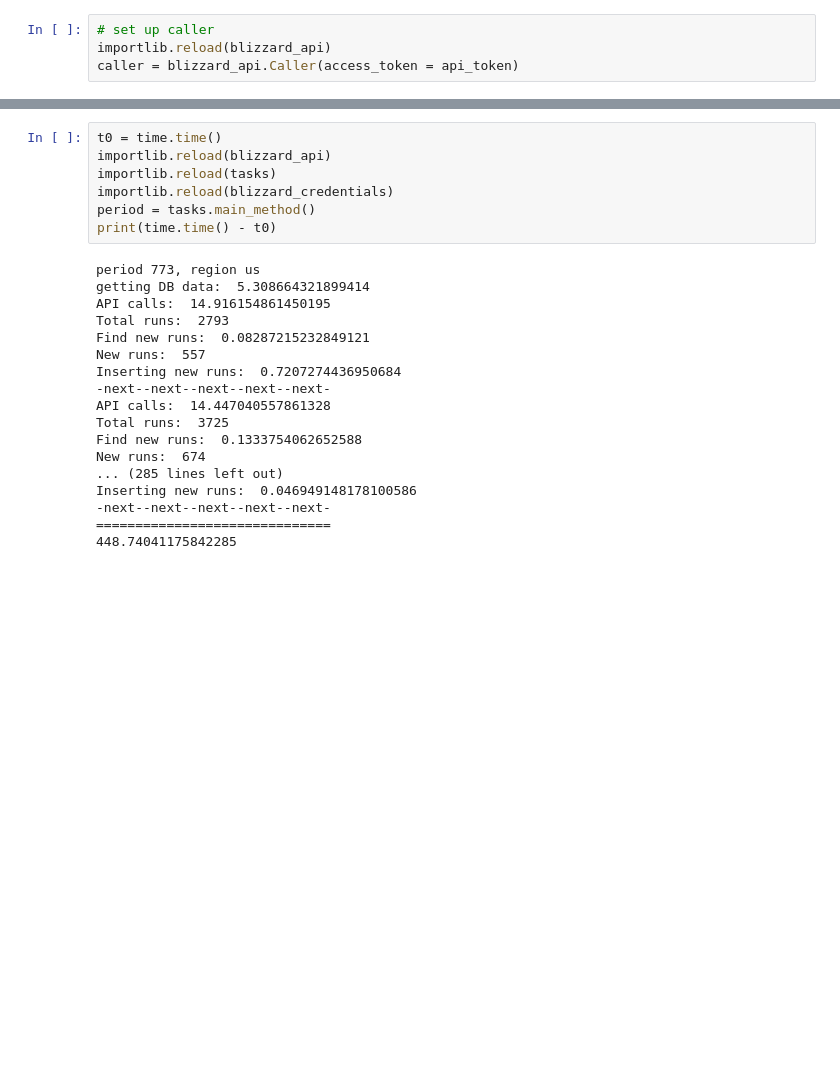
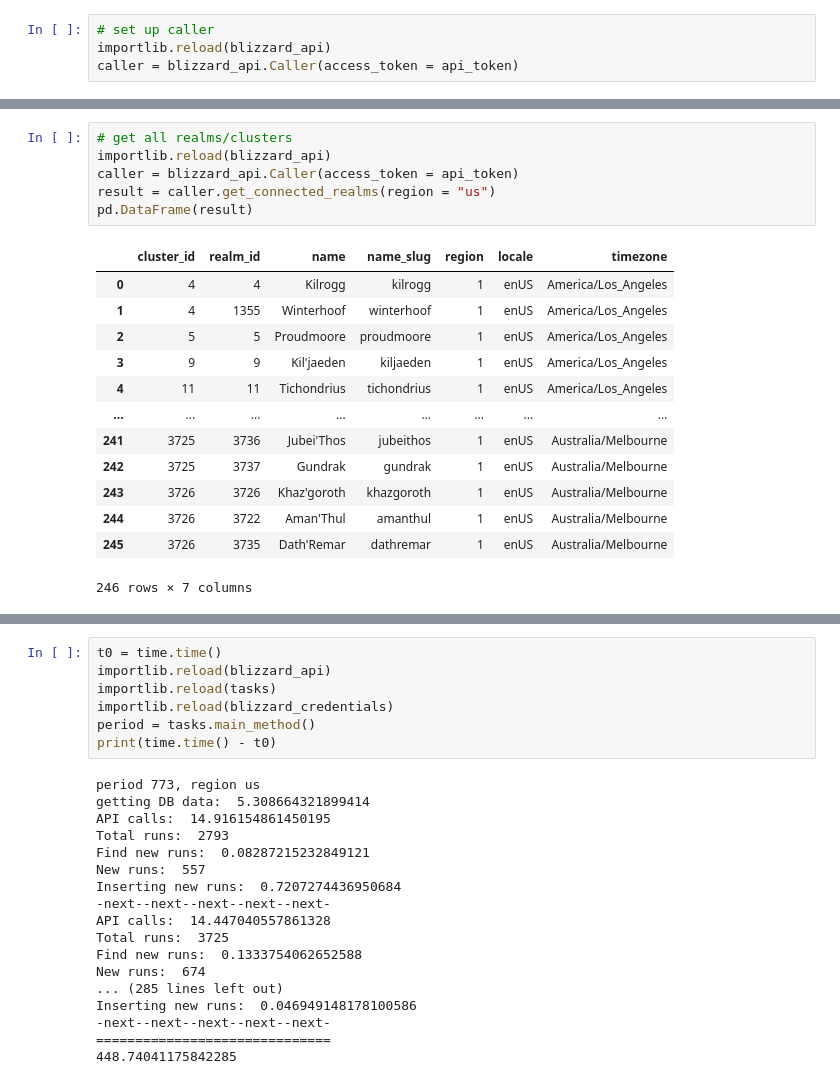
Before and after one commit to ily123/blizzard_api, a Jupyter notebook: _test_pipeline_methods.ipynb, the cells around one changed output, grey strips where cells are left out. Saved outputs shown, nothing was run; the diff lists cells and outputs as text; blank space fills up the shorter version.

```diff
--- a/_test_pipeline_methods.ipynb
+++ b/_test_pipeline_methods.ipynb
@@ -58,0 +172,20 @@ caller.get_class_spec_table()
+# %%
+# get all realms/clusters
+importlib.reload(blizzard_api)
+caller = blizzard_api.Caller(access_token = api_token)
+result = caller.get_connected_realms(region = "us")
+pd.DataFrame(result)
+# %% [output]
+|  | cluster_id | realm_id | name | name_slug | region | locale | timezone |
+| 0 | 4 | 4 | Kilrogg | kilrogg | 1 | enUS | America/Los_Angeles |
+| 1 | 4 | 1355 | Winterhoof | winterhoof | 1 | enUS | America/Los_Angeles |
+| 2 | 5 | 5 | Proudmoore | proudmoore | 1 | enUS | America/Los_Angeles |
+| 3 | 9 | 9 | Kil'jaeden | kiljaeden | 1 | enUS | America/Los_Angeles |
+| 4 | 11 | 11 | Tichondrius | tichondrius | 1 | enUS | America/Los_Angeles |
+| ... | ... | ... | ... | ... | ... | ... | ... |
+| 241 | 3725 | 3736 | Jubei'Thos | jubeithos | 1 | enUS | Australia/Melbourne |
+| 242 | 3725 | 3737 | Gundrak | gundrak | 1 | enUS | Australia/Melbourne |
+| 243 | 3726 | 3726 | Khaz'goroth | khazgoroth | 1 | enUS | Australia/Melbourne |
+| 244 | 3726 | 3722 | Aman'Thul | amanthul | 1 | enUS | Australia/Melbourne |
+| 245 | 3726 | 3735 | Dath'Remar | dathremar | 1 | enUS | Australia/Melbourne |
+246 rows × 7 columns
```
Also changed, not shown: parts of 14 cells of this notebook, 1 other file.
